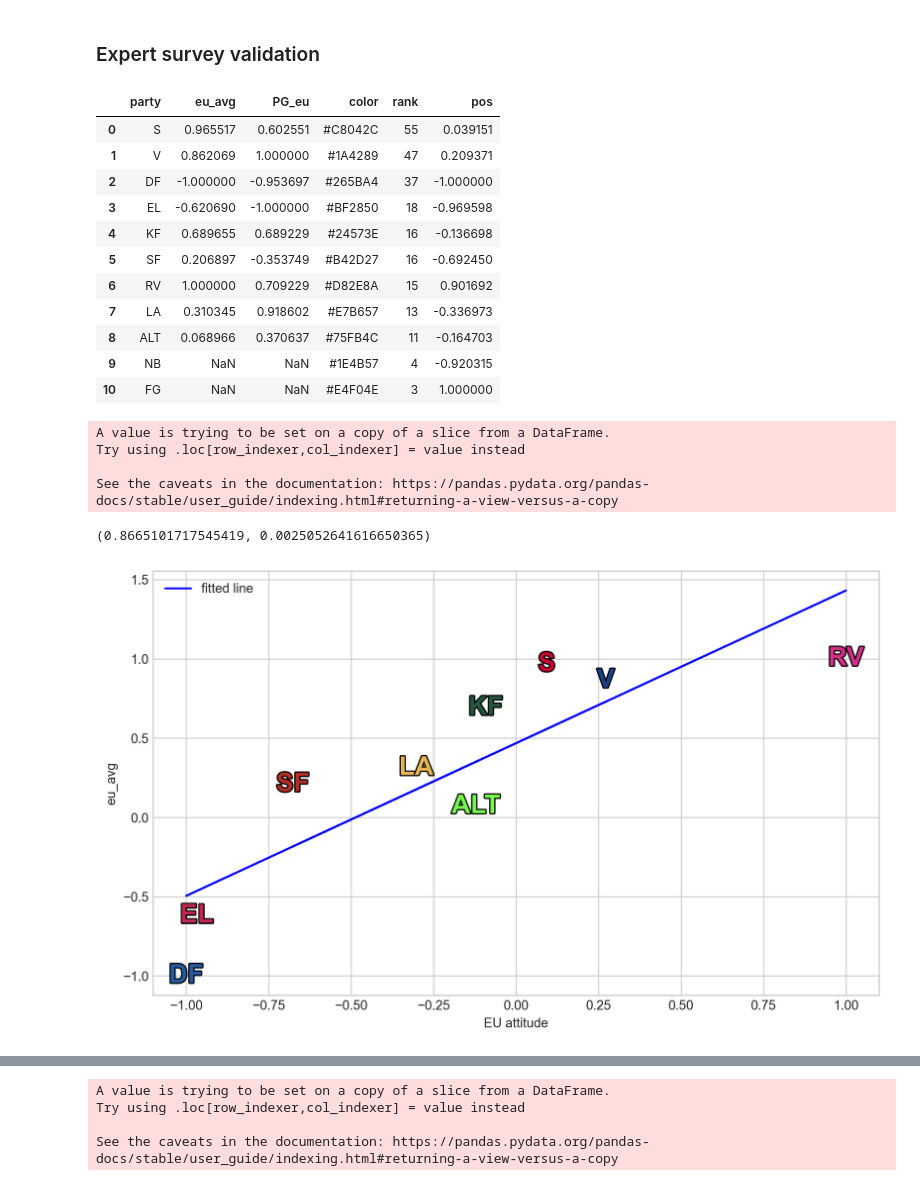
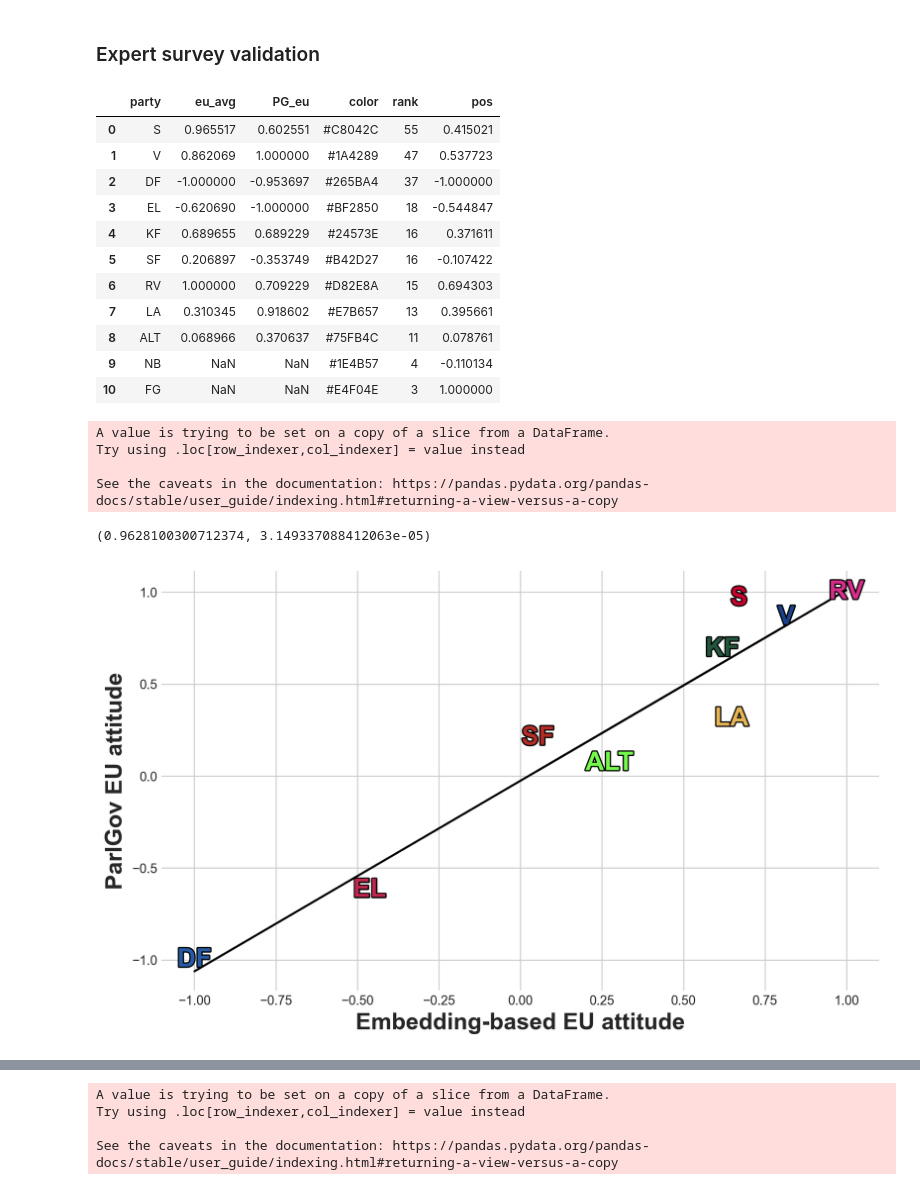
Before and after one commit to paride92/GeneralisedPoliticalScaling, a Jupyter notebook: project_eu_attitudes.ipynb, the cells around one changed output, grey strips where cells are left out. Drawn from its saved outputs; the diff is of its cells as text; code cells hidden in the pictures.

```diff
--- a/project_eu_attitudes.ipynb
+++ b/project_eu_attitudes.ipynb
@@ -35,7 +35,7 @@ from adjustText import adjust_text
 ## Data
 # %%
 # Specify path to preprocessed dataset
-test_data_path = 'data/clean/preprocessed_docs_2015_high.p'
+test_data_path = 'data/clean/preprocessed_docs_2015_low.p'
 
 parl_data = pd.read_pickle(test_data_path).query("party not in ['SIU', 'NQ', 'JF', 'SP', 'M', 'DD', 'UFG', 'KD']")
 parl_data.shape
@@ -47,7 +47,7 @@ docs = [doc for doc in grouped_docs.doc]
 parties = np.array([party for party in grouped_docs.party])
 # %%
 # Load embedding
-model_path = 'embedding_models/fastlearn_2015_moderate.txt'
+model_path = 'embedding_models/fastlearn_2015_low.txt'
 pol2vec_model, doc2vec_model = load_politician2vec_from_txt(model_path)
 # %% [output]
 Loading Politician2Vec model...
@@ -571,16 +571,16 @@ df_plot['pos'] = proj_dim
 df_plot
 # %% [output]
 |  | party | eu_avg | PG_eu | color | rank | pos |
-| 0 | S | 0.965517 | 0.602551 | #C8042C | 55 | 0.039151 |
-| 1 | V | 0.862069 | 1.000000 | #1A4289 | 47 | 0.209371 |
+| 0 | S | 0.965517 | 0.602551 | #C8042C | 55 | 0.415021 |
+| 1 | V | 0.862069 | 1.000000 | #1A4289 | 47 | 0.537723 |
 | 2 | DF | -1.000000 | -0.953697 | #265BA4 | 37 | -1.000000 |
-| 3 | EL | -0.620690 | -1.000000 | #BF2850 | 18 | -0.969598 |
-| 4 | KF | 0.689655 | 0.689229 | #24573E | 16 | -0.136698 |
-| 5 | SF | 0.206897 | -0.353749 | #B42D27 | 16 | -0.692450 |
-| 6 | RV | 1.000000 | 0.709229 | #D82E8A | 15 | 0.901692 |
-| 7 | LA | 0.310345 | 0.918602 | #E7B657 | 13 | -0.336973 |
-| 8 | ALT | 0.068966 | 0.370637 | #75FB4C | 11 | -0.164703 |
-| 9 | NB | NaN | NaN | #1E4B57 | 4 | -0.920315 |
+| 3 | EL | -0.620690 | -1.000000 | #BF2850 | 18 | -0.544847 |
+| 4 | KF | 0.689655 | 0.689229 | #24573E | 16 | 0.371611 |
+| 5 | SF | 0.206897 | -0.353749 | #B42D27 | 16 | -0.107422 |
+| 6 | RV | 1.000000 | 0.709229 | #D82E8A | 15 | 0.694303 |
+| 7 | LA | 0.310345 | 0.918602 | #E7B657 | 13 | 0.395661 |
+| 8 | ALT | 0.068966 | 0.370637 | #75FB4C | 11 | 0.078761 |
+| 9 | NB | NaN | NaN | #1E4B57 | 4 | -0.110134 |
 | 10 | FG | NaN | NaN | #E4F04E | 3 | 1.000000 |
 # %%
 df_plot = df_plot.dropna()
@@ -593,31 +593,42 @@ See the caveats in the documentation: https://pandas.pydata.org/pandas-docs/stab
 # %%
 comp_metric = 'eu_avg'
 #comp_metric = 'PG_eu'
 
 # pearson's r of pos and PG_eu
 from scipy.stats import pearsonr
 print(pearsonr(df_plot['pos'], df_plot[comp_metric]))
 
 # scatter pos and PG_eu
 plt.figure(figsize=(10, 6))
 plt.scatter(df_plot['pos'], df_plot[comp_metric], color='none')
-plt.xlabel('EU attitude')
-plt.ylabel(comp_metric)
+plt.xlabel('Embedding-derived EU attitude', weight='bold', size=18)
+plt.ylabel('ParlGov EU attitude', weight='bold', size=18)
 
 # add regression line
 from scipy.stats import linregress
 slope, intercept, r_value, p_value, std_err = linregress(df_plot['pos'], df_plot[comp_metric])
-plt.plot(df_plot['pos'], intercept + slope*df_plot['pos'], 'b', label='fitted line')
-plt.legend()
+plt.plot(df_plot['pos'], intercept + slope*df_plot['pos'], 'black')
+
+plt.box(False)
 
 # add party labels
 for i, txt in enumerate(df_plot['party']):
-    plt.text(df_plot['pos'][i], df_plot[comp_metric][i], txt, ha='center', va='center', fontsize=20, color=df_plot['color'][i], weight='bold', path_effects=[pe.withStroke(linewidth=2, foreground='black')])
+    plt.text(
+        df_plot['pos'][i],
+        df_plot[comp_metric][i],
+        txt,
+        ha='center',
+        va='center',
+        fontsize=20,
+        color=df_plot['color'][i],
+        weight='bold',
+        path_effects=[pe.withStroke(linewidth=2, foreground='black')]
+        )
 
 plt.show()
 # %% [output]
-(0.8665101717545419, 0.0025052641616650365)
+(0.9628100300712374, 3.149337088412063e-05)
-[figure, old version]
+[figure, new version]
 # %%
 plt.style.use('seaborn-whitegrid')
 fig = plt.figure(figsize=(20,5))
```
Also changed, not shown: parts of 21 cells of this notebook, 2 other files.
